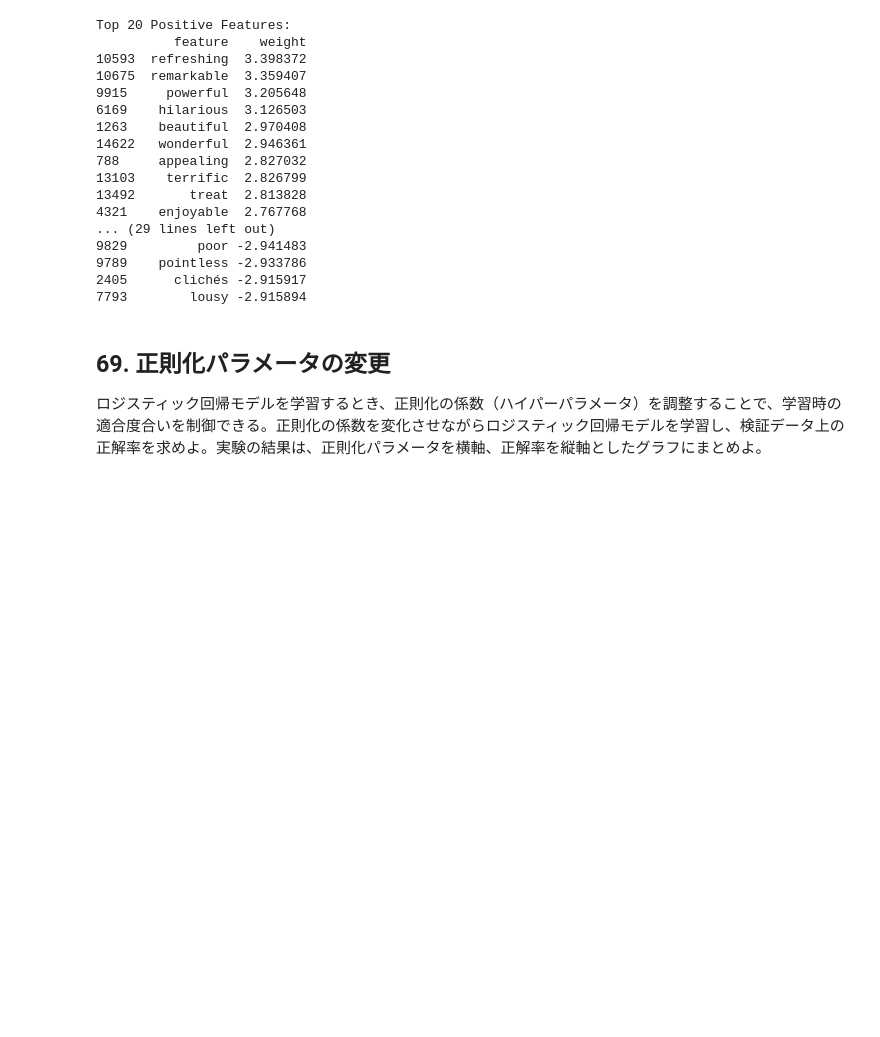
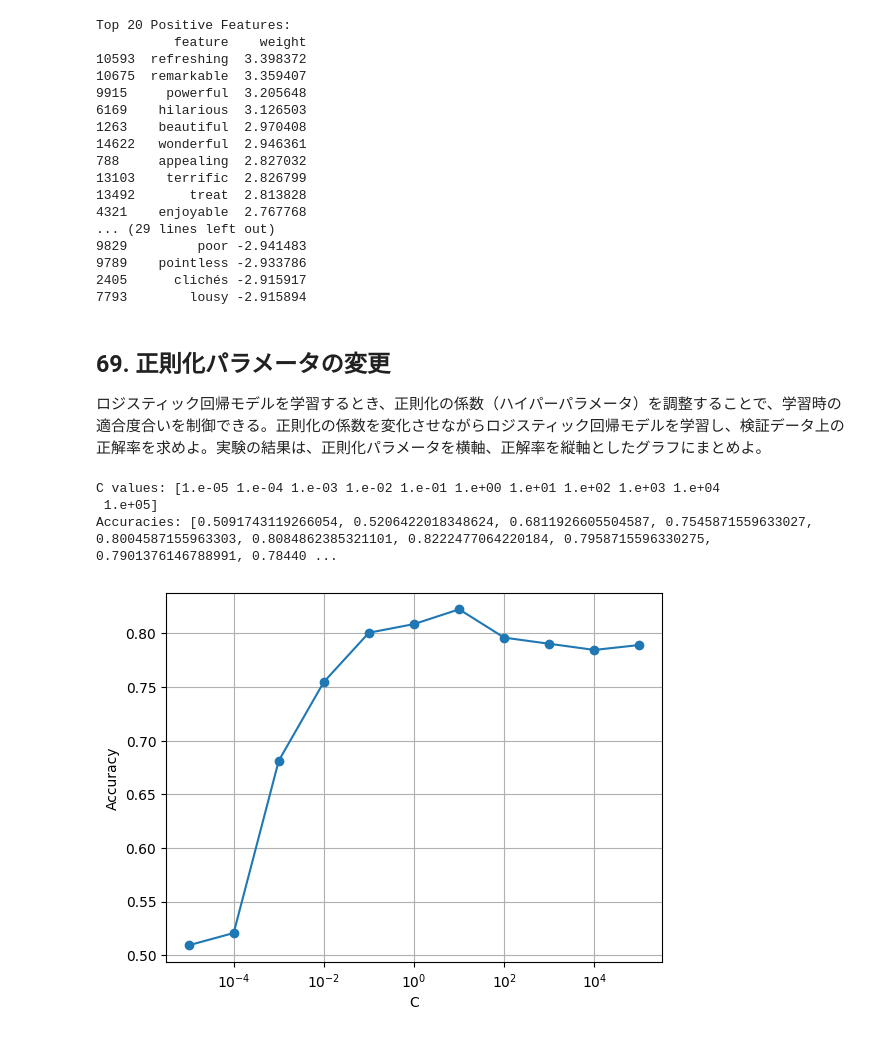
Before and after one commit to Tomhack24/my_nlp100_2025, a Jupyter notebook: ja/ch07.ipynb, the cells around one changed output. Drawn from its saved outputs; the diff is of its cells as text; code cells hidden in the pictures; blank space fills up the shorter version.

```diff
--- a/ja/ch07.ipynb
+++ b/ja/ch07.ipynb
@@ -283,0 +282,34 @@ def
+# %%
+import numpy as np
+from sklearn.linear_model import LogisticRegression
+from sklearn.metrics import accuracy_score
+
+def LogisticRegression_with_C(train_x, train_y, dev_x, dev_y, C):
+    lg = LogisticRegression(C=C, max_iter=1000)#学習アルゴリズムの最大実行回数を決めといた
+    lg.fit(train_x, train_y)
+    y_pred = lg.predict(dev_x)
+    return accuracy_score(dev_y, y_pred)
+
+C_values = np.logspace(-5, 5, 11)
+accuracy_list = []
+
+for C in C_values:
+    accuracy = LogisticRegression_with_C(train_data, train_df['label'], dev_data, dev_df['label'], C)
+    accuracy_list.append(accuracy)
+
+print("C values:", C_values)
+print("Accuracies:", accuracy_list)
+# %% [output]
+C values: [1.e-05 1.e-04 1.e-03 1.e-02 1.e-01 1.e+00 1.e+01 1.e+02 1.e+03 1.e+04
+ 1.e+05]
+Accuracies: [0.5091743119266054, 0.5206422018348624, 0.6811926605504587, 0.7545871559633027, 0.8004587155963303, 0.8084862385321101, 0.8222477064220184, 0.7958715596330275, 0.7901376146788991, 0.78440 ...
+# %%
+import matplotlib.pyplot as plt
+
+plt.semilogx(C_values, accuracy_list, marker='o')
+plt.xlabel("C")
+plt.ylabel("Accuracy")
+plt.grid(True)
+plt.show()
+# %% [output]
+[figure, added]
```
Also changed, not shown: parts of 1 cell of this notebook.
